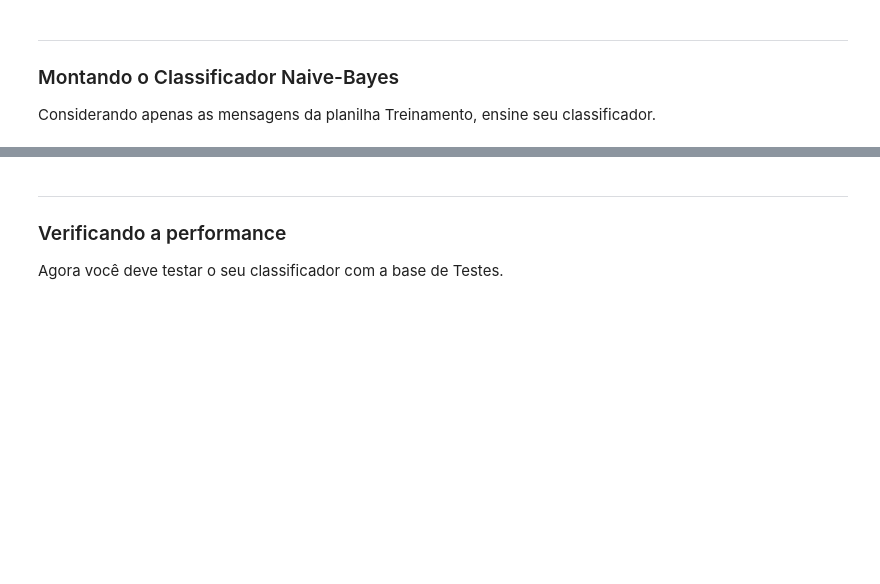
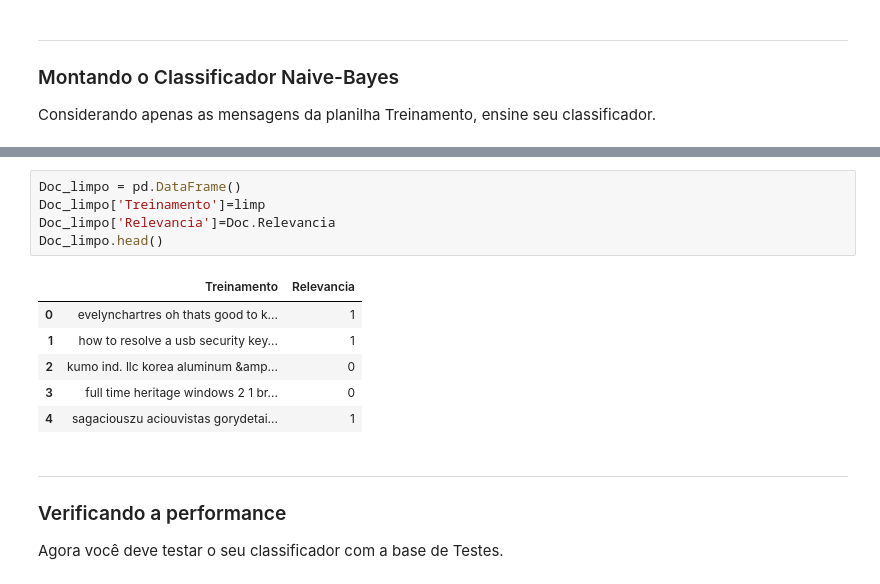
Before and after one commit to Eduardocrg/Projeto2_CD, a Jupyter notebook: Projeto2_layout.ipynb, the cells around one changed output, grey strips where cells are left out. Drawn from its saved outputs; the diff is of its cells as text; blank space fills up the shorter version.

```diff
--- a/Projeto2_layout.ipynb
+++ b/Projeto2_layout.ipynb
@@ -105,3 +140,15 @@ Considerando apenas as mensagens da planilha Treinamento, ensine  seu classifica
+# %%
+Doc_limpo = pd.DataFrame()
+Doc_limpo['Treinamento']=limp
+Doc_limpo['Relevancia']=Doc.Relevancia
+Doc_limpo.head()
+# %% [output]
+|  | Treinamento | Relevancia |
+| 0 | evelynchartres oh thats good to k... | 1 |
+| 1 | how to resolve a usb security key... | 1 |
+| 2 | kumo ind. llc korea aluminum &amp... | 0 |
+| 3 | full time heritage windows 2 1 br... | 0 |
+| 4 | sagaciouszu aciouvistas gorydetai... | 1 |
 # %% [markdown]
 ___
 ### Verificando a performance
```
Also changed, not shown: parts of 4 cells of this notebook.
